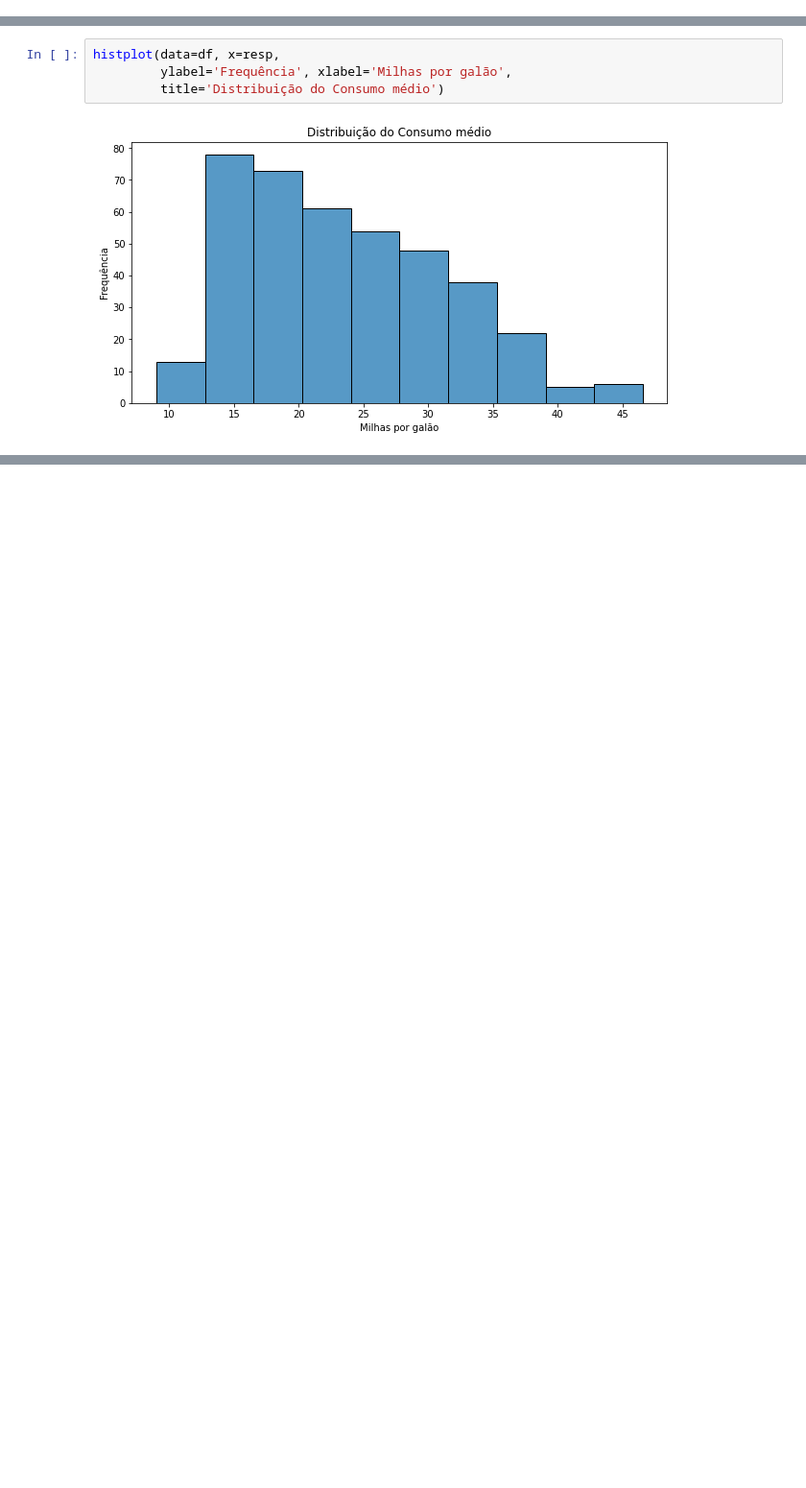
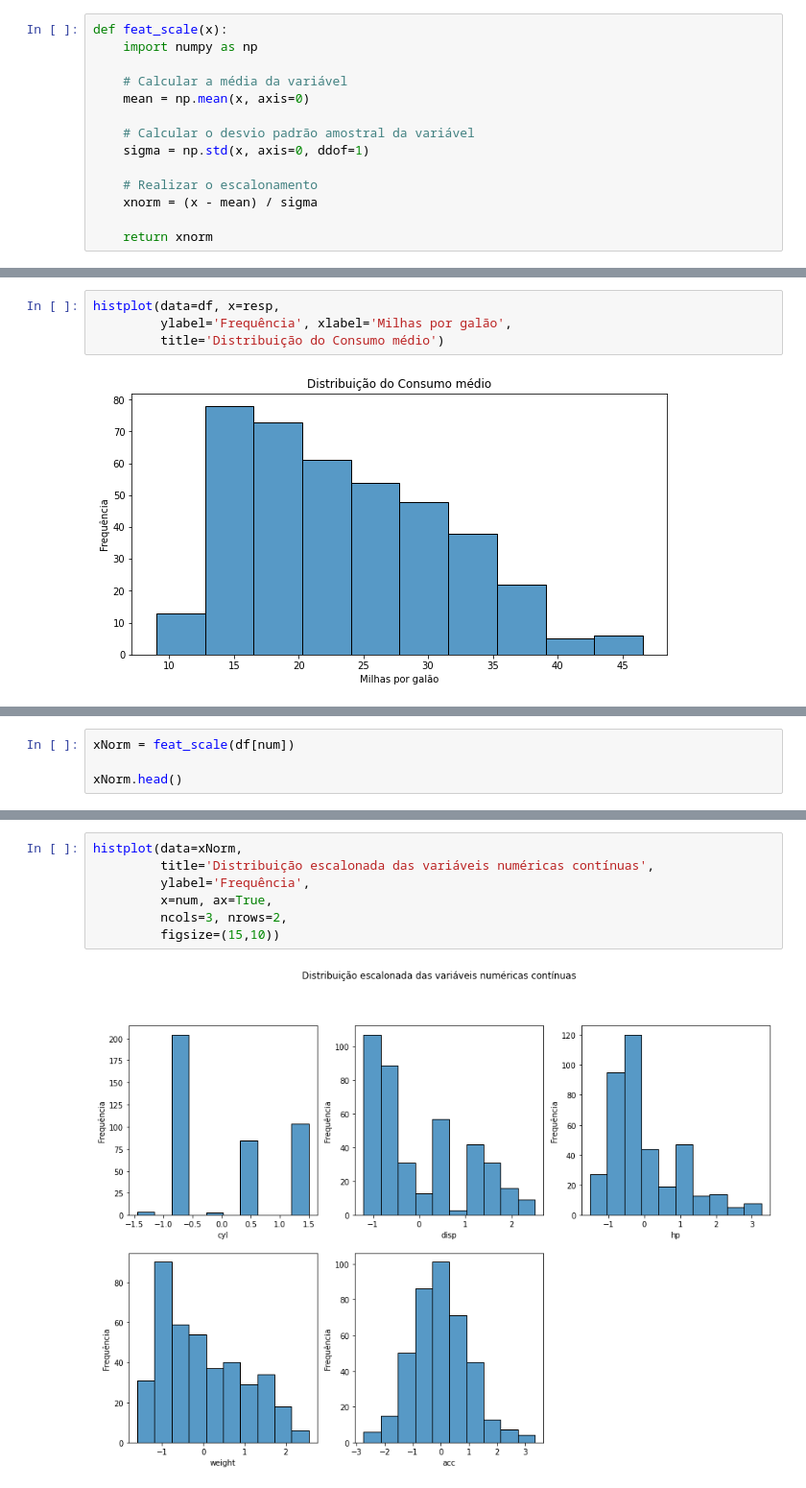
Before and after one commit to bruna-calistrate/AdvancedStatistics-Course, a Jupyter notebook: PyrhonStatistics.ipynb, the cells around one changed output, grey strips where cells are left out. Shown at 96% size. Cells and saved outputs as stored; diff of their text form; blank space fills up the shorter version.

```diff
--- a/PyrhonStatistics.ipynb
+++ b/PyrhonStatistics.ipynb
@@ -93,3 +125,17 @@ def histplot(data, title=None, xlabel=None, ylabel=None, x=None, y=None, ax=Fals
+# %%
+def feat_scale(x):
+    import numpy as np
+
+    # Calcular a média da variável
+    mean = np.mean(x, axis=0)
+
+    # Calcular o desvio padrão amostral da variável
+    sigma = np.std(x, axis=0, ddof=1)
+
+    # Realizar o escalonamento
+    xnorm = (x - mean) / sigma
+
+    return xnorm
 # %%
 pd.set_option('display.max_columns', None)  # or 1000
 pd.set_option('display.max_rows', None)  # or 1000
@@ -232,0 +359,4 @@ histplot(data=df, x=resp,
+# %%
+xNorm = feat_scale(df[num])
+
+xNorm.head()
@@ -232,0 +370,9 @@ histplot(data=df, x=resp,
+# %%
+histplot(data=xNorm,
+         title='Distribuição escalonada das variáveis numéricas contínuas',
+         ylabel='Frequência',
+         x=num, ax=True,
+         ncols=3, nrows=2,
+         figsize=(15,10))
+# %% [output]
+[figure, added]
```
Also changed, not shown: parts of 36 cells of this notebook.
